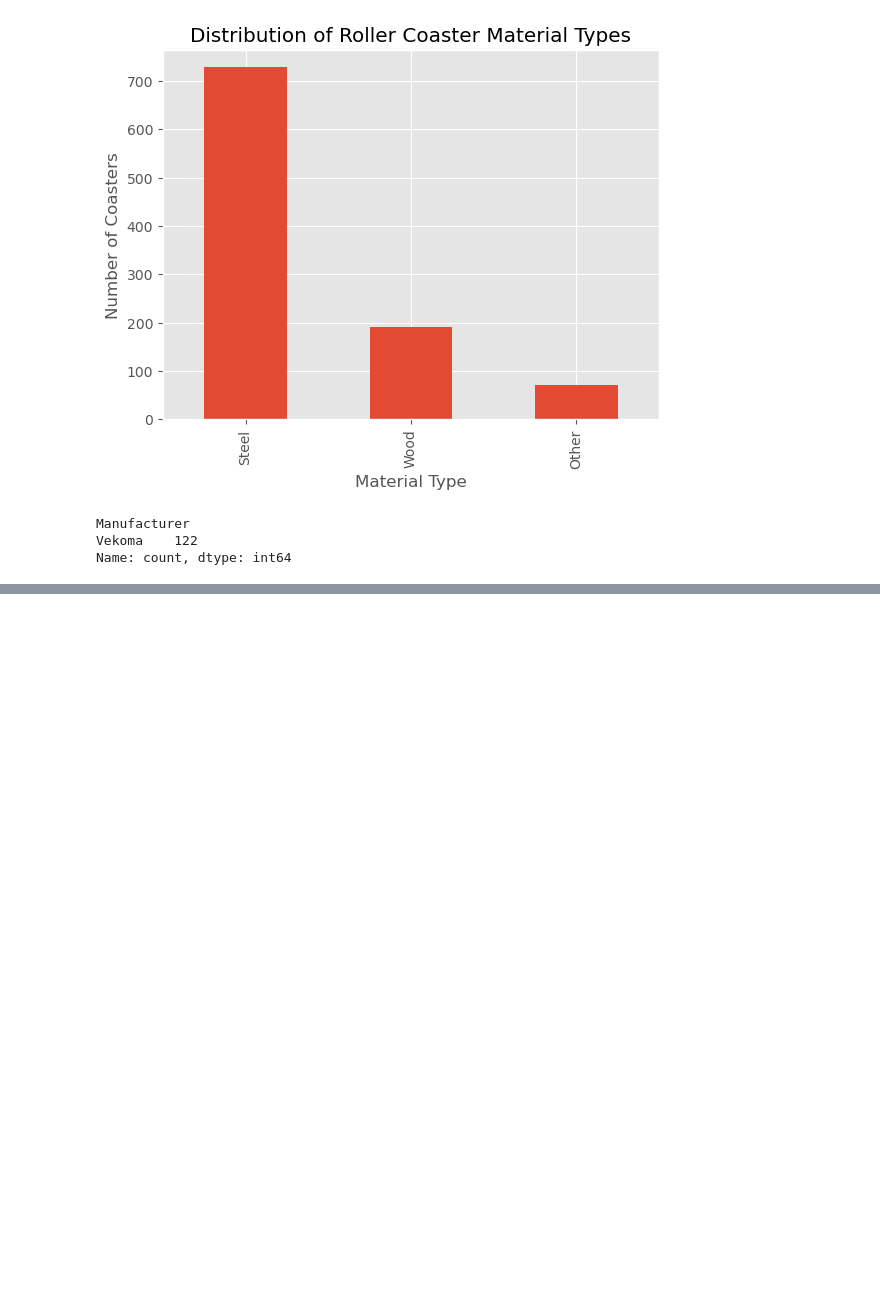
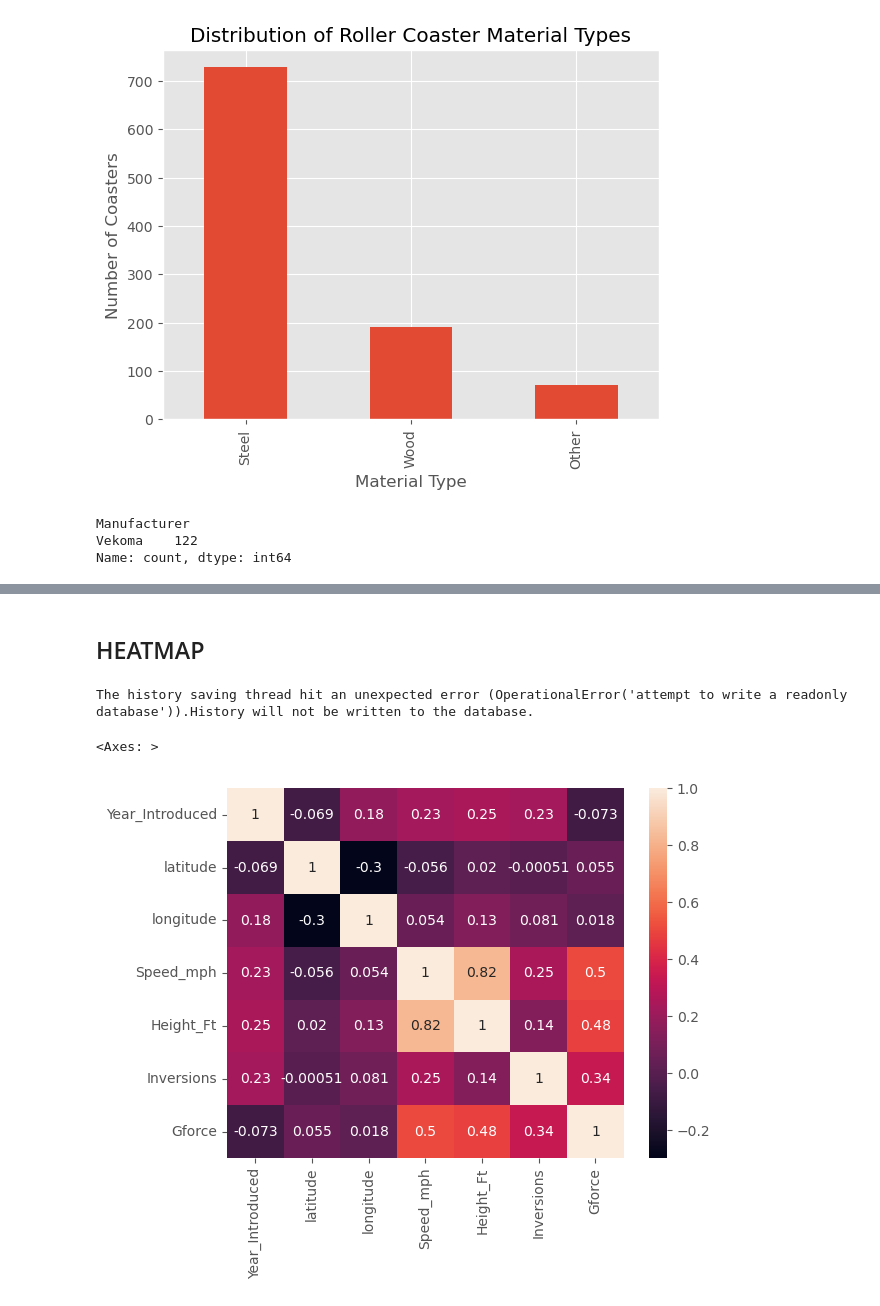
Before and after one commit to Juhi-Rajput07/AI_Internship_TEN, a Jupyter notebook: Week2_EDA/Day1_to_4_EDA_Fundamentals.ipynb, the cells around one changed output, grey strips where cells are left out. Saved outputs shown, nothing was run; the diff lists cells and outputs as text; code cells hidden in the pictures; blank space fills up the shorter version.

```diff
--- a/Week2_EDA/Day1_EDA_Fundamentals.ipynb
+++ b/Week2_EDA/Day1_to_4_EDA_Fundamentals.ipynb
@@ -453,0 +495,3 @@ Name: count, dtype: int64
+# %%
+df_corr = df.select_dtypes(include='number').corr()
+df_corr
@@ -453,0 +512,8 @@ Name: count, dtype: int64
+# %% [markdown]
+## HEATMAP
+# %%
+sns.heatmap(df_corr, annot= True)
+# %% [output]
+The history saving thread hit an unexpected error (OperationalError('attempt to write a readonly database')).History will not be written to the database.
+<Axes: >
+[figure, added]
```
Also changed, not shown: parts of 29 cells of this notebook.
